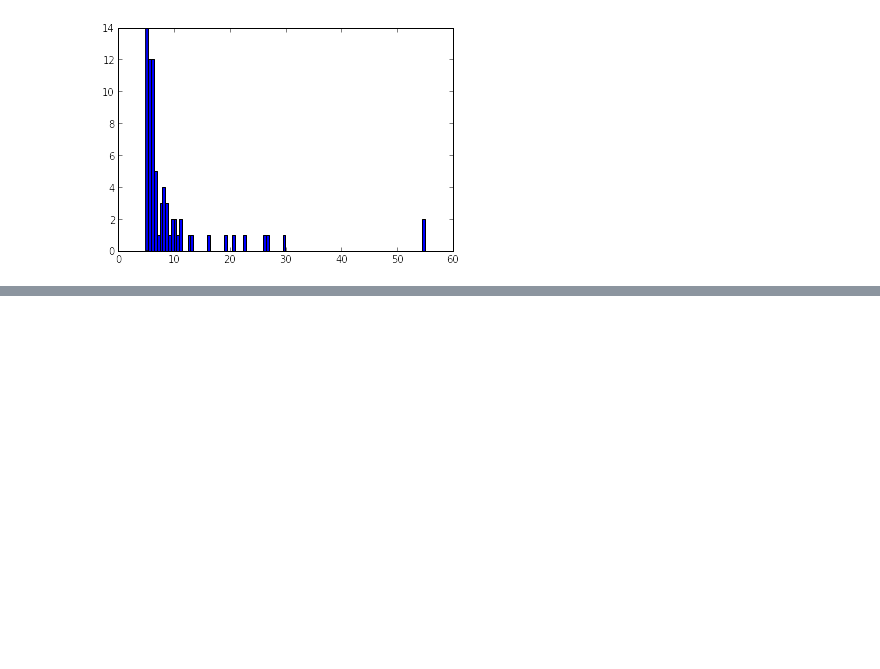
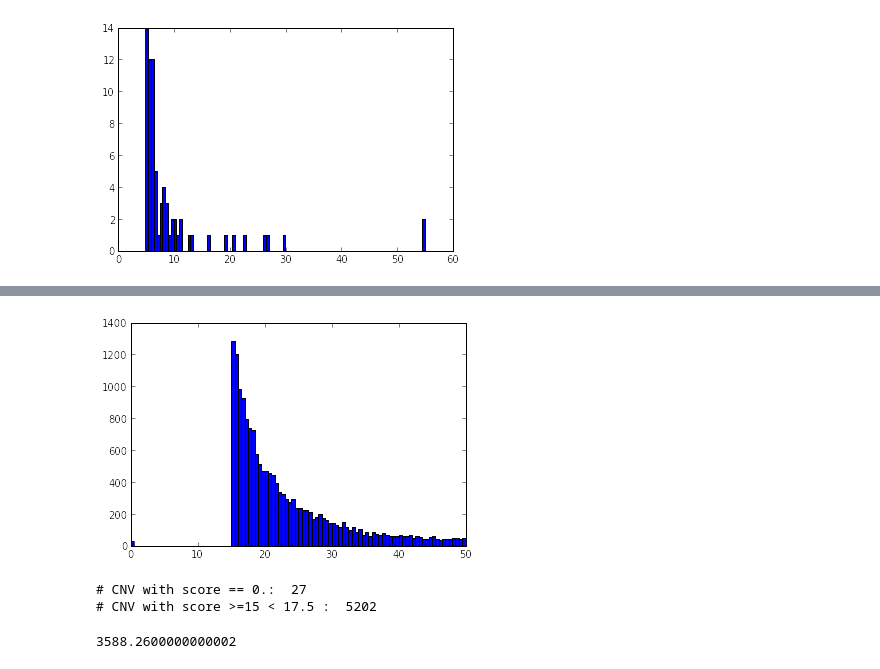
Before and after one commit to jbpoline/cnv_analysis, a Jupyter notebook: CNV_guillaume_huguet.ipynb, the cells around one changed output, grey strips where cells are left out. Cells and saved outputs as stored; diff of their text form; code cells hidden in the pictures; blank space fills up the shorter version.

```diff
--- a/CNV_guillaume_huguet.ipynb
+++ b/CNV_guillaume_huguet.ipynb
@@ -169,0 +240,12 @@ h = plt.hist(danger_scores[danger_scores > sst.scoreatpercentile(danger_scores,
+# %%
+h = plt.hist(tmp[tmp < 50], bins=100)
+# %% [output]
+[figure, added]
+# %%
+print("# CNV with score == 0.: ", (tmp==0.).sum())
+print("# CNV with score >=15 < 17.5 : ", np.logical_and(tmp >= 15., tmp < 17.5).sum())
+tmp.max()
+# %% [output]
+# CNV with score == 0.:  27
+# CNV with score >=15 < 17.5 :  5202
+3588.2600000000002
```
Also changed, not shown: parts of 25 cells of this notebook.
